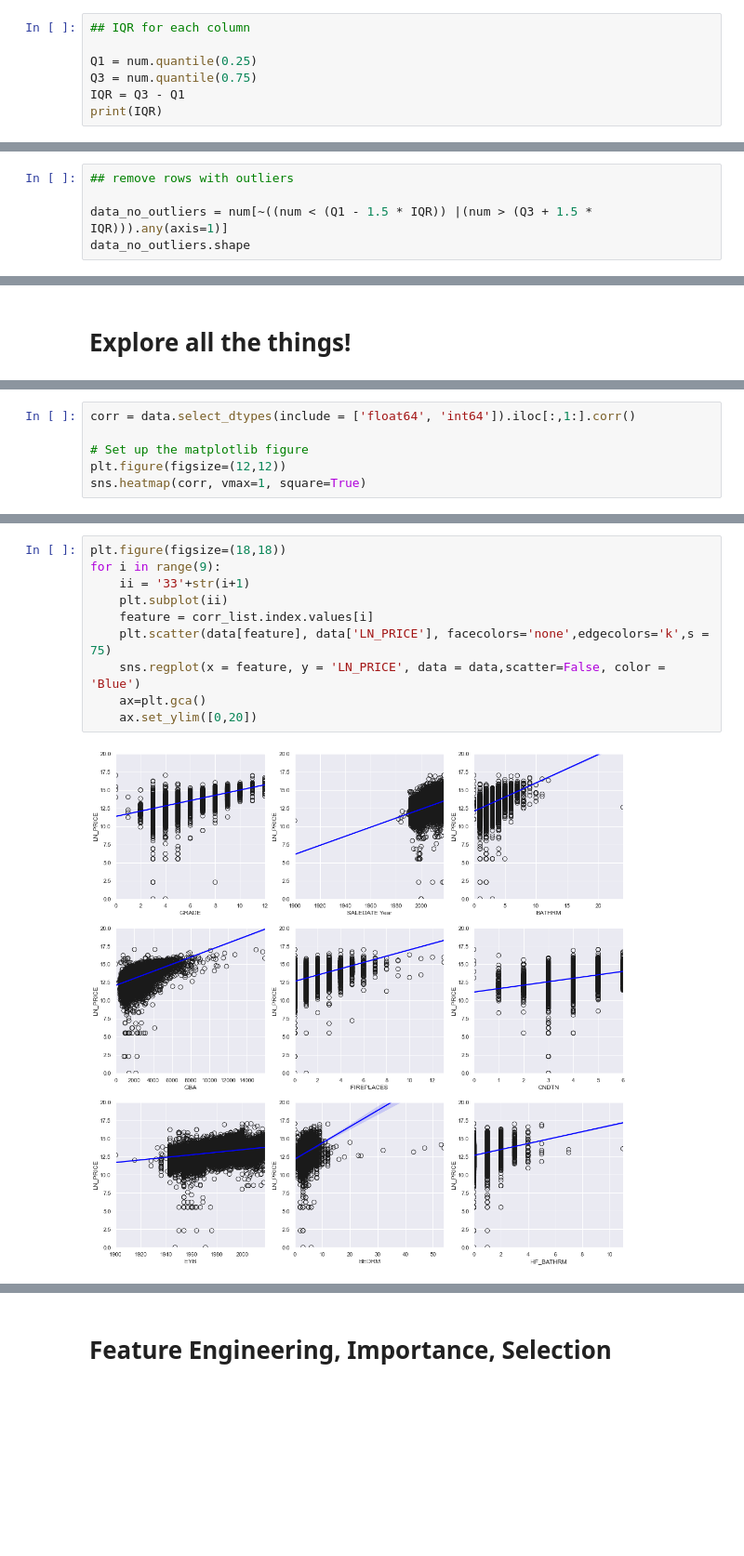
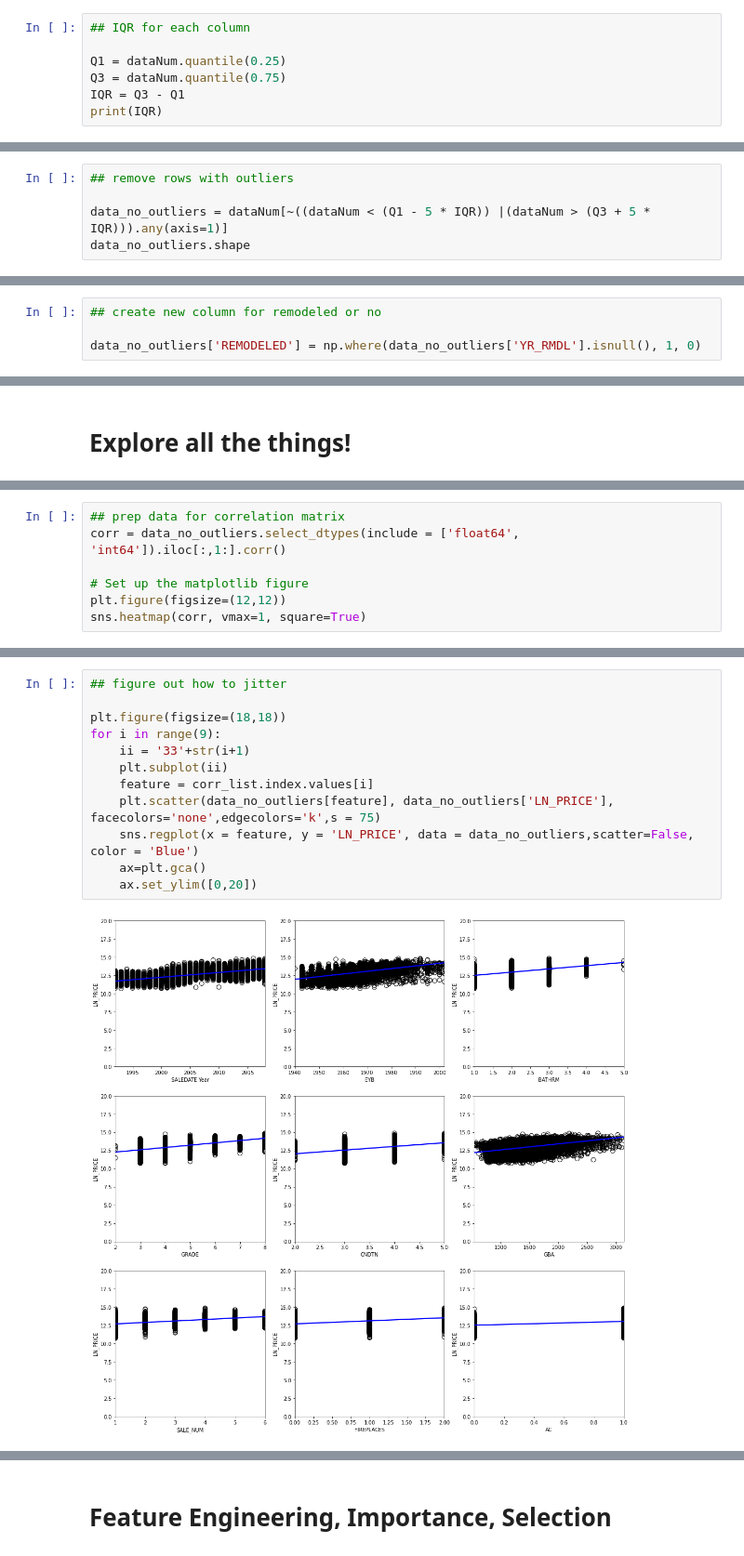
Before and after one commit to edunford/coding_discussions_ppol564_fall2020, a Jupyter notebook: 06_coding_discussion/Submissions/kinnaird_madeline_mk2080.ipynb, the cells around one changed output, grey strips where cells are left out. Shown at 93% size. Cells and saved outputs as stored; diff of their text form; blank space fills up the shorter version.

```diff
--- a/06_coding_discussion/Submissions/kinnaird_madeline_mk2080.ipynb
+++ b/06_coding_discussion/Submissions/kinnaird_madeline_mk2080.ipynb
@@ -147,8 +207,8 @@ determine how to encode here
 # %%
 ## IQR for each column
 
-Q1 = num.quantile(0.25)
-Q3 = num.quantile(0.75)
+Q1 = dataNum.quantile(0.25)
+Q3 = dataNum.quantile(0.75)
 IQR = Q3 - Q1
 print(IQR)
 # %% [output]
@@ -194,5 +235,5 @@ TypeError: Cannot perform 'ror_' with a dtyped [bool] array and scalar of type [
 # %%
 ## remove rows with outliers
 
-data_no_outliers = num[~((num < (Q1 - 1.5 * IQR)) |(num > (Q3 + 1.5 * IQR))).any(axis=1)]
+data_no_outliers = dataNum[~((dataNum < (Q1 - 5 * IQR)) |(dataNum > (Q3 + 5 * IQR))).any(axis=1)]
 data_no_outliers.shape
@@ -200,0 +266,4 @@ data_no_outliers.shape
+# %%
+## create new column for remodeled or no
+
+data_no_outliers['REMODELED'] = np.where(data_no_outliers['YR_RMDL'].isnull(), 1, 0)
@@ -214,5 +300,6 @@ plt.axis([0,20,0,10500])
 # %%
-corr = data.select_dtypes(include = ['float64', 'int64']).iloc[:,1:].corr()
+## prep data for correlation matrix
+corr = data_no_outliers.select_dtypes(include = ['float64', 'int64']).iloc[:,1:].corr()
 
 # Set up the matplotlib figure
 plt.figure(figsize=(12,12))
@@ -244,12 +349,14 @@ Name: LN_PRICE, dtype: float64
 # %%
+## figure out how to jitter
+
 plt.figure(figsize=(18,18))
 for i in range(9):
     ii = '33'+str(i+1)
     plt.subplot(ii)
     feature = corr_list.index.values[i]
-    plt.scatter(data[feature], data['LN_PRICE'], facecolors='none',edgecolors='k',s = 75)
-    sns.regplot(x = feature, y = 'LN_PRICE', data = data,scatter=False, color = 'Blue')
+    plt.scatter(data_no_outliers[feature], data_no_outliers['LN_PRICE'], facecolors='none',edgecolors='k',s = 75)
+    sns.regplot(x = feature, y = 'LN_PRICE', data = data_no_outliers,scatter=False, color = 'Blue')
     ax=plt.gca()
     ax.set_ylim([0,20])
 # %% [output]
-[figure, old version]
+[figure, new version]
```
Also changed, not shown: parts of 55 cells of this notebook.
